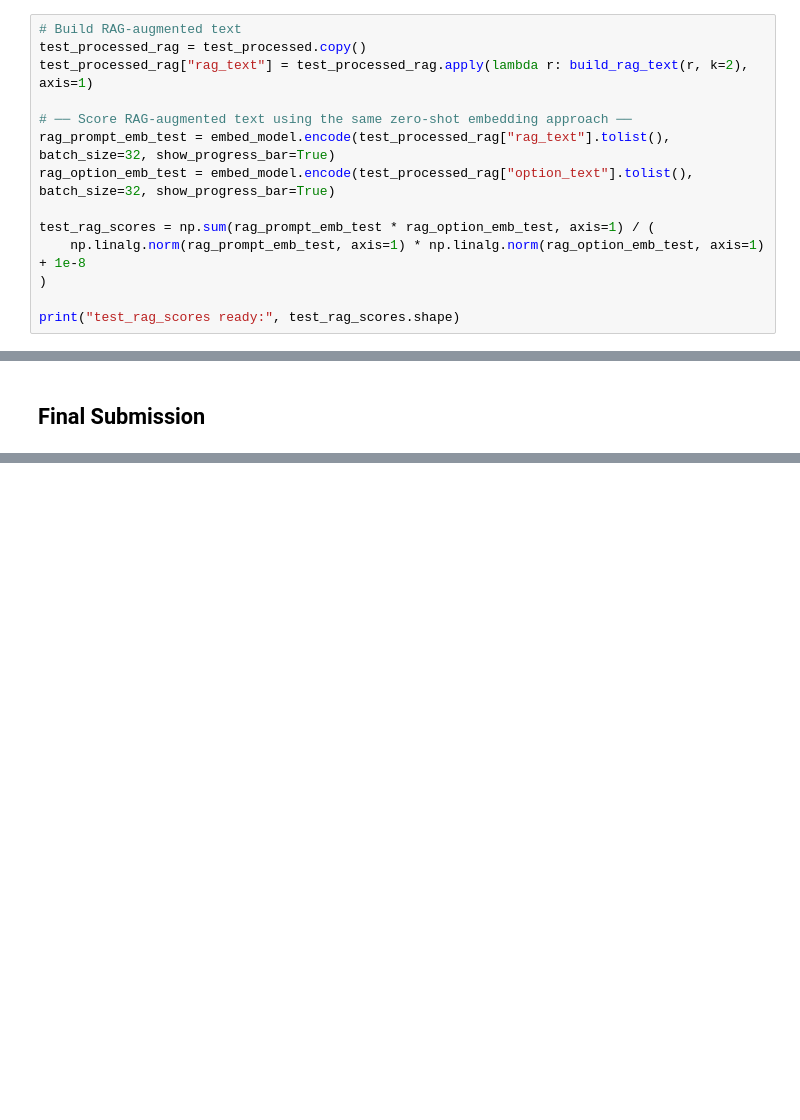
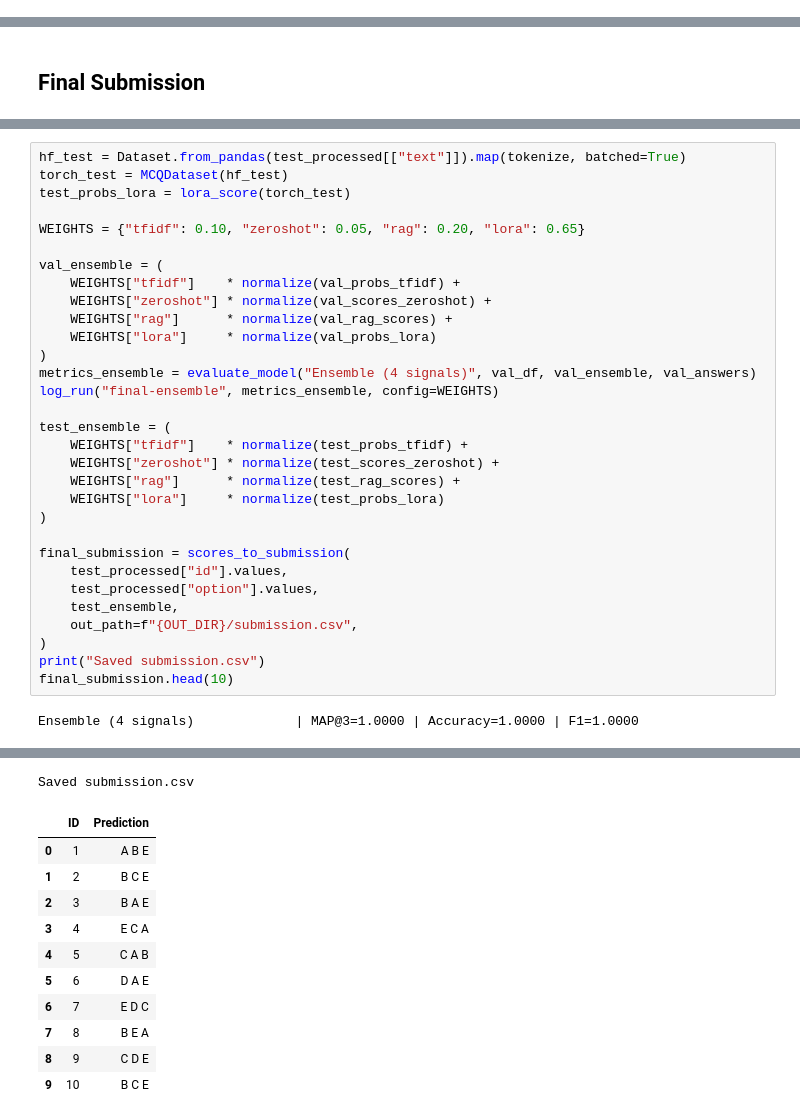
Before and after one commit to 24f2003563/DL-project, a Jupyter notebook: notebooks/dl-24f2003563-notebook-t22026.ipynb, the cells around one changed output, grey strips where cells are left out. Drawn from its saved outputs; the diff is of its cells as text; blank space fills up the shorter version.

```diff
--- a/notebooks/dl-24f2003563-notebook-t22026.ipynb
+++ b/notebooks/dl-24f2003563-notebook-t22026.ipynb
@@ -432,16 +530,2 @@ wandb.finish()
-# %%
-# Build RAG-augmented text
-test_processed_rag = test_processed.copy()
-test_processed_rag["rag_text"] = test_processed_rag.apply(lambda r: build_rag_text(r, k=2), axis=1)
-
-# ── Score RAG-augmented text using the same zero-shot embedding approach ──
-rag_prompt_emb_test = embed_model.encode(test_processed_rag["rag_text"].tolist(), batch_size=32, show_progress_bar=True)
-rag_option_emb_test = embed_model.encode(test_processed_rag["option_text"].tolist(), batch_size=32, show_progress_bar=True)
-
-test_rag_scores = np.sum(rag_prompt_emb_test * rag_option_emb_test, axis=1) / (
-    np.linalg.norm(rag_prompt_emb_test, axis=1) * np.linalg.norm(rag_option_emb_test, axis=1) + 1e-8
-)
-
-print("test_rag_scores ready:", test_rag_scores.shape)
 # %% [markdown]
 ## Milestone 5: Ensembling
@@ -546,0 +586,33 @@ final_submission_v3 = scores_to_submission(
+# %%
+hf_test = Dataset.from_pandas(test_processed[["text"]]).map(tokenize, batched=True)
+torch_test = MCQDataset(hf_test)
+test_probs_lora = lora_score(torch_test)
+
+WEIGHTS = {"tfidf": 0.10, "zeroshot": 0.05, "rag": 0.20, "lora": 0.65}
+
+val_ensemble = (
+    WEIGHTS["tfidf"]    * normalize(val_probs_tfidf) +
+    WEIGHTS["zeroshot"] * normalize(val_scores_zeroshot) +
+    WEIGHTS["rag"]      * normalize(val_rag_scores) +
+    WEIGHTS["lora"]     * normalize(val_probs_lora)
+)
+metrics_ensemble = evaluate_model("Ensemble (4 signals)", val_df, val_ensemble, val_answers)
+log_run("final-ensemble", metrics_ensemble, config=WEIGHTS)
+
+test_ensemble = (
+    WEIGHTS["tfidf"]    * normalize(test_probs_tfidf) +
+    WEIGHTS["zeroshot"] * normalize(test_scores_zeroshot) +
+    WEIGHTS["rag"]      * normalize(test_rag_scores) +
+    WEIGHTS["lora"]     * normalize(test_probs_lora)
+)
+
+final_submission = scores_to_submission(
+    test_processed["id"].values,
+    test_processed["option"].values,
+    test_ensemble,
+    out_path=f"{OUT_DIR}/submission.csv",
+)
+print("Saved submission.csv")
+final_submission.head(10)
+# %% [output]
+Ensemble (4 signals)             | MAP@3=1.0000 | Accuracy=1.0000 | F1=1.0000
@@ -546,0 +636,12 @@ final_submission_v3 = scores_to_submission(
+Saved submission.csv
+|  | ID | Prediction |
+| 0 | 1 | A B E |
+| 1 | 2 | B C E |
+| 2 | 3 | B A E |
+| 3 | 4 | E C A |
+| 4 | 5 | C A B |
+| 5 | 6 | D A E |
+| 6 | 7 | E D C |
+| 7 | 8 | B E A |
+| 8 | 9 | C D E |
+| 9 | 10 | B C E |
```
Also changed, not shown: parts of 40 cells of this notebook.
